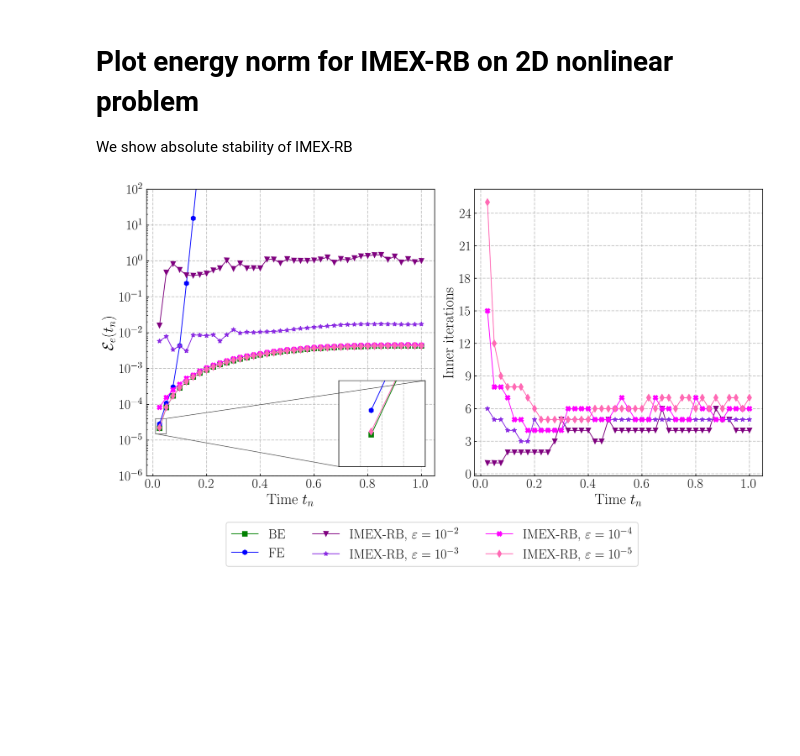
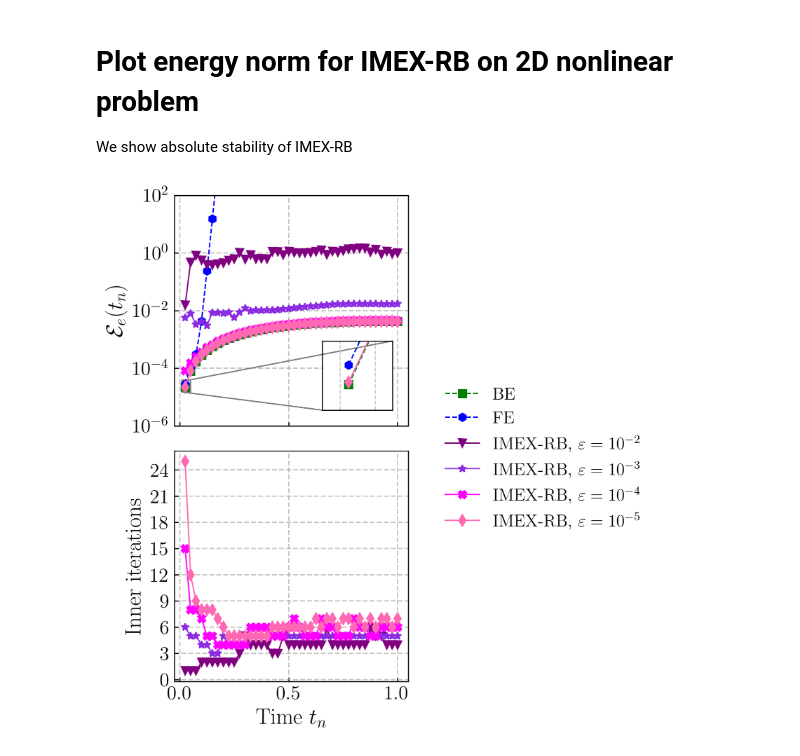
Before and after one commit to Fra-Sala/IMEX-RB, a Jupyter notebook: postprocessing/Burgers2D/energynorm.ipynb, the cells around one changed output. Drawn from its saved outputs; the diff is of its cells as text; code cells hidden in the pictures; blank space fills up the shorter version.

```diff
--- a/postprocessing/Burgers2D/energynorm.ipynb
+++ b/postprocessing/Burgers2D/energynorm.ipynb
@@ -41,9 +41,10 @@ linestyles = ['-.', ':', '-', '--']
 method_colors = {'BE': 'green', 'FE': 'blue'}
 method_markers = {'BE': 's', 'FE': 'h'}
 
-fig, (ax1, ax2) = plt.subplots(1, 2, figsize=(12,6))
-smaller_fontsize = 17
-larger_fontsize = 19
+fig, (ax1, ax2) = plt.subplots(2, 1, figsize=(3.5,6), sharex=True)
+larger_fontsize = 17
+smaller_fontsize = 15
+
 
 
 # Top: energy error
@@ -51,7 +52,7 @@ for m in ('BE', 'FE'):
     e = errors_energy[m]
     ax1.semilogy(
         tvec[1:], e,
-        linestyle='-',
+        linestyle='--',
         color=method_colors[m],
         marker=method_markers[m],
         markersize=6,
@@ -79,7 +80,7 @@ for m in ('BE', 'FE'):
     e = errors_energy[m]
     axins.semilogy(
         tvec[1:], e,
-        linestyle='-',
+        linestyle='--',
         markersize=6,
         color=method_colors[m],
         marker=method_markers[m],
@@ -104,7 +105,7 @@ axins.tick_params(axis='both', which='both',
 
 mark_inset(ax1, axins, loc1=1, loc2=3, fc="none", ec="0.5")
 ax1.set_ylabel(r'$\mathcal{E}_e(t_n)$', fontsize=larger_fontsize)
-ax1.set_xlabel('Time $t_n$', fontsize=larger_fontsize)
+# ax1.set_xlabel('Time $t_n$', fontsize=larger_fontsize)
 ax1.set_ylim(1e-6, 1e2)
 ax1.grid(which='major', linestyle='--', linewidth=1)
 ax1.tick_params(axis='both', which='major', labelsize=smaller_fontsize)
@@ -112,35 +113,35 @@ ax1.tick_params(axis='both', which='major', labelsize=smaller_fontsize)
 # Bottom: inner iterations
 for ie, eps in enumerate(epsilon_values):
     expnt = int(np.log10(eps))
     label = rf'IMEX-RB, $\varepsilon=10^{{{expnt}}}$'
     its = inneriters[ie]
     ax2.plot(
         tvec[1:], its,
         marker=imex_markers[ie],
         markersize=6,
         color=colors[ie],
         linestyle='-',
         label=label
     )
 
 ax2.set_xlabel('Time $t_n$', fontsize=larger_fontsize)
 ax2.set_ylabel('Inner iterations', fontsize=larger_fontsize)
 ax2.yaxis.set_major_locator(ticker.MaxNLocator(integer=True))
 ax2.grid(which='major', linestyle='--', linewidth=1)
 ax2.tick_params(axis='both', which='major', labelsize=smaller_fontsize)
 
 # External legend
 fig.legend(
-    bbox_to_anchor=(0.5, -0.17),
-    loc='lower center',
-    ncol=3,
-    fontsize=smaller_fontsize
+    bbox_to_anchor=(1.02, 0.5),
+    loc='center left',
+    ncol=1,
+    fontsize=smaller_fontsize-2
 )
 
 plt.tight_layout()
 out_file = os.path.join(plots_dir, f'{problem_name}_energyerror_inneriters_eps.pdf')
 plt.savefig(out_file, bbox_inches='tight')
 plt.show()
 plt.close()
 # %% [output]
-[figure, old version]
+[figure, new version]
```
Also changed, not shown: 9 other files.
